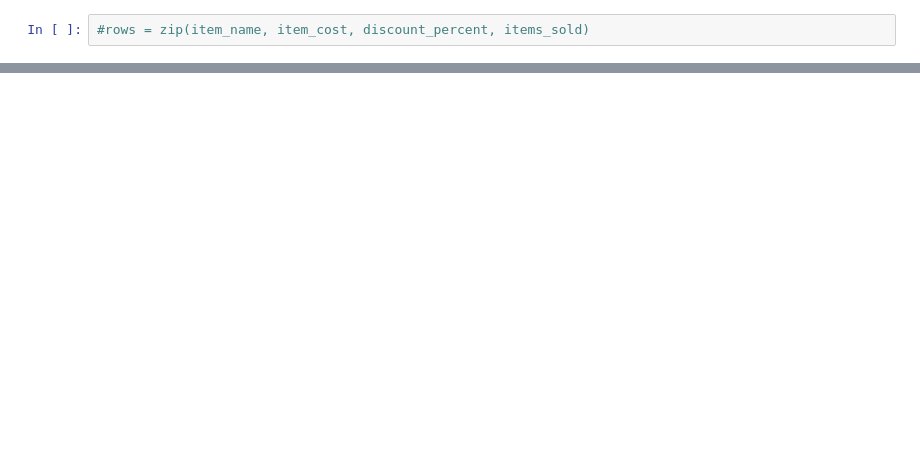
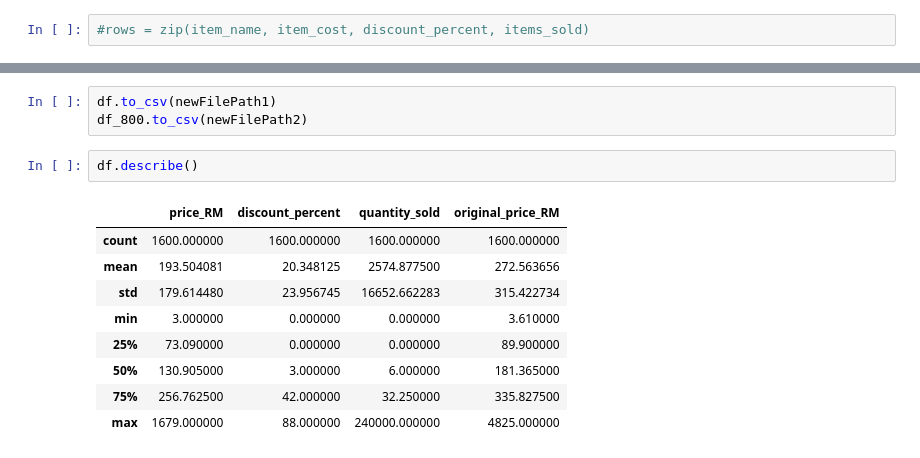
Before and after one commit to llh139/Data-Analytics-Portfolio, a Jupyter notebook: Personal Learning Project - Extracting and Analyzing Prices from E-Commerce Platform/Working File.ipynb, the cells around one changed output, grey strips where cells are left out. Cells and saved outputs as stored; diff of their text form; blank space fills up the shorter version.

```diff
--- a/Personal Learning Project - Extracting and Analyzing Prices from E-Commerce Platform/Working File.ipynb
+++ b/Personal Learning Project - Extracting and Analyzing Prices from E-Commerce Platform/Working File.ipynb
@@ -180,0 +190,15 @@ df.to_csv(newFilePath)
+# %%
+df.to_csv(newFilePath1)
+df_800.to_csv(newFilePath2)
+# %%
+df.describe()
+# %% [output]
+|  | price_RM | discount_percent | quantity_sold | original_price_RM |
+| count | 1600.000000 | 1600.000000 | 1600.000000 | 1600.000000 |
+| mean | 193.504081 | 20.348125 | 2574.877500 | 272.563656 |
+| std | 179.614480 | 23.956745 | 16652.662283 | 315.422734 |
+| min | 3.000000 | 0.000000 | 0.000000 | 3.610000 |
+| 25% | 73.090000 | 0.000000 | 0.000000 | 89.900000 |
+| 50% | 130.905000 | 3.000000 | 6.000000 | 181.365000 |
+| 75% | 256.762500 | 42.000000 | 32.250000 | 335.827500 |
+| max | 1679.000000 | 88.000000 | 240000.000000 | 4825.000000 |
```
Also changed, not shown: parts of 18 cells of this notebook, 3 other files.
